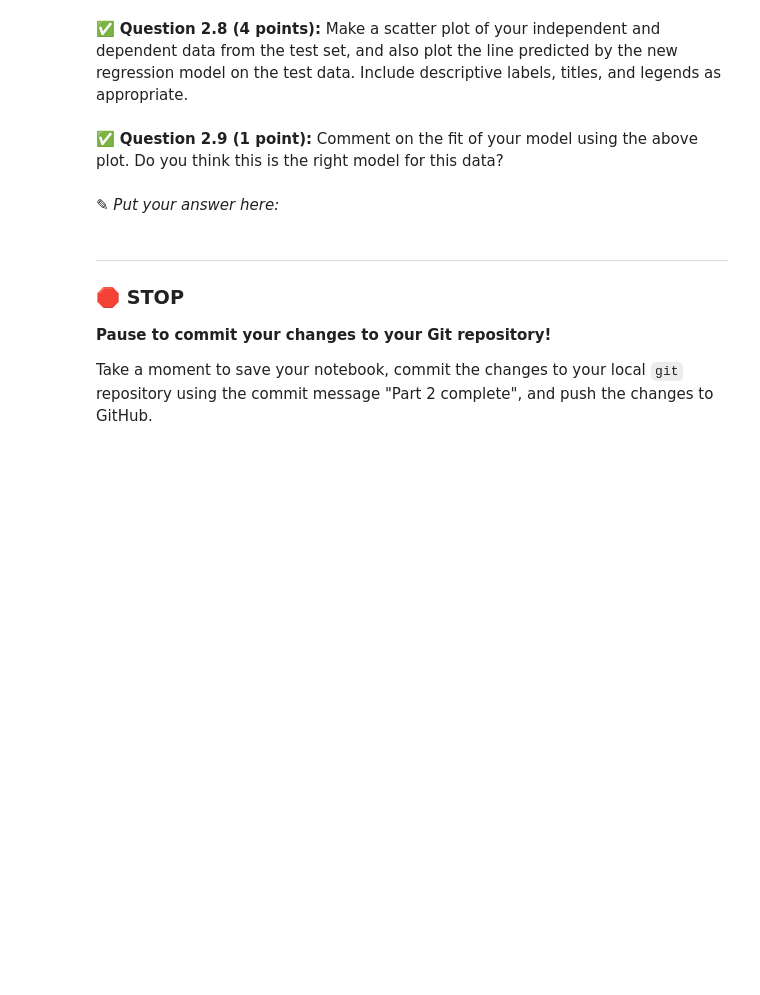
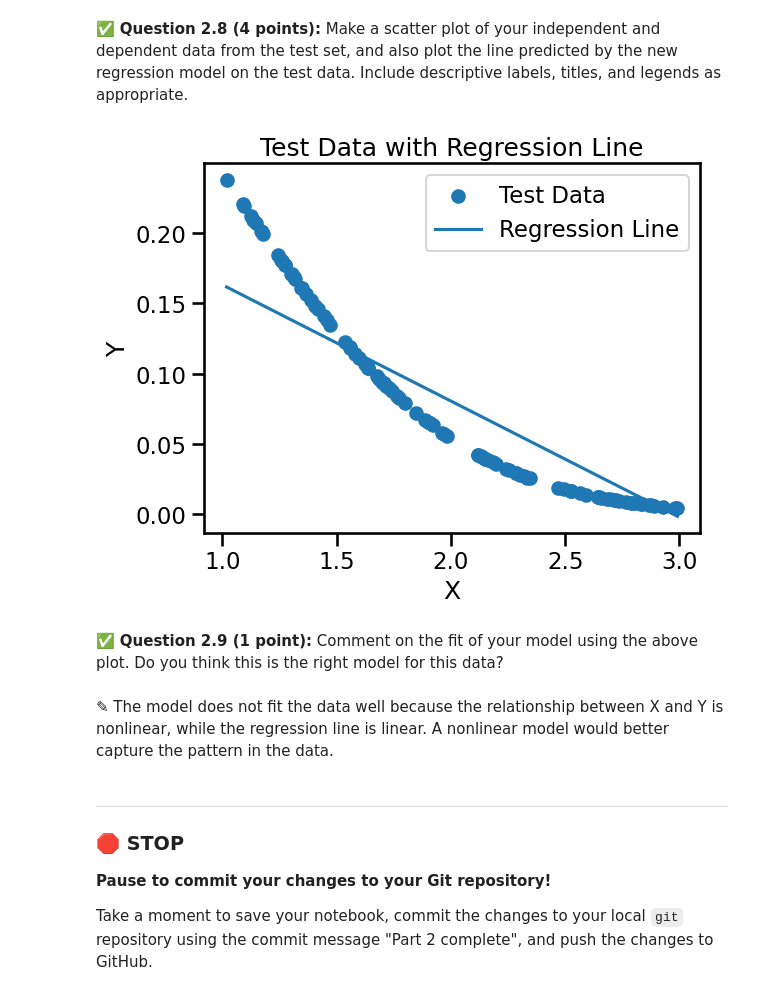
Before and after one commit to kirtanet/CMSE202-f25-turnin, a Jupyter notebook: hw-03/Homework 3.ipynb, the cells around one changed output. Drawn from its saved outputs; the diff is of its cells as text; code cells hidden in the pictures; blank space fills up the shorter version.

```diff
--- a/hw-03/Homework 3.ipynb
+++ b/hw-03/Homework 3.ipynb
@@ -140,7 +207,10 @@ In this part, we'll perform some one-variable linear regression analysis on the
 # 1 point for add constant
 #!curl -O https://raw.githubusercontent.com/msu-cmse-courses/cmse202-supplemental-data/main/data/Test_1.csv
 test_data = pd.read_csv("Test_1.csv")
-X_test_Const = sm.add_constant(test_data["X"])
+
+X_test = test_data["X"]
 y_test = test_data["Y"]
+
+X_test_const = sm.add_constant(X_test)
 # %% [markdown]
 &#9989; **Question 2.8 (4 points):** Make a scatter plot of your independent and dependent data from the test set, and also plot the line predicted by the new regression model on the test data. Include descriptive labels, titles, and legends as appropriate.
@@ -149,7 +217,25 @@ y_test = test_data["Y"]
+# %%
+# Put your answer here
+plt.scatter(test_data["X"], test_data["Y"], label="Test Data")
+
+X_vals = np.linspace(test_data["X"].min(), test_data["X"].max(), 100)
+X_vals_const = sm.add_constant(X_vals)
+Y_pred = results.predict(X_vals_const)
+
+plt.plot(X_vals, Y_pred, label="Regression Line")
+
+plt.xlabel("X")
+plt.ylabel("Y")
+plt.title("Test Data with Regression Line")
+plt.legend()
+
+plt.show()
+# %% [output]
+[figure, added]
 # %% [markdown]
 &#9989; **Question 2.9 (1 point):** Comment on the fit of your model using the above plot. Do you think this is the right model for this data?
-# %% [markdown]
-<font size=+3>&#9998;</font> _Put your answer here:_
+# %% [markdown]
+<font size=+3>&#9998;</font> The model does not fit the data well because the relationship between X and Y is nonlinear, while the regression line is linear. A nonlinear model would better capture the pattern in the data.
 # %% [markdown]
 ---
 ### &#128721; STOP
```
Also changed, not shown: parts of 14 cells of this notebook, 2 other files.
